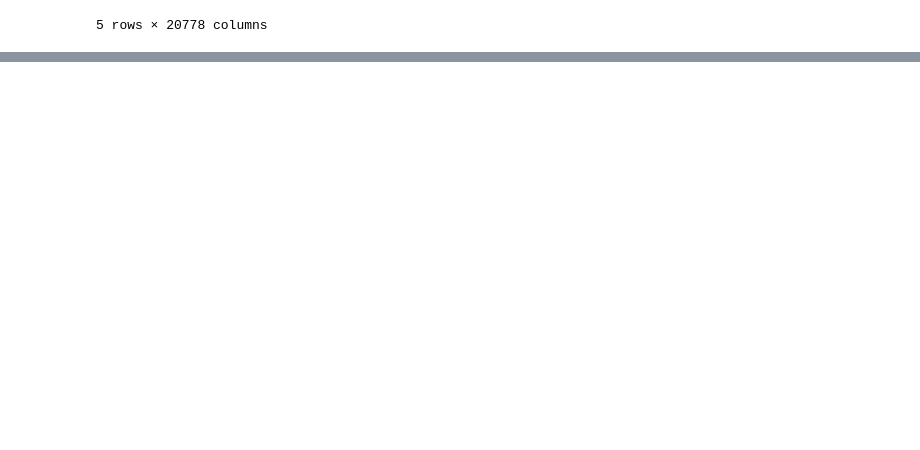
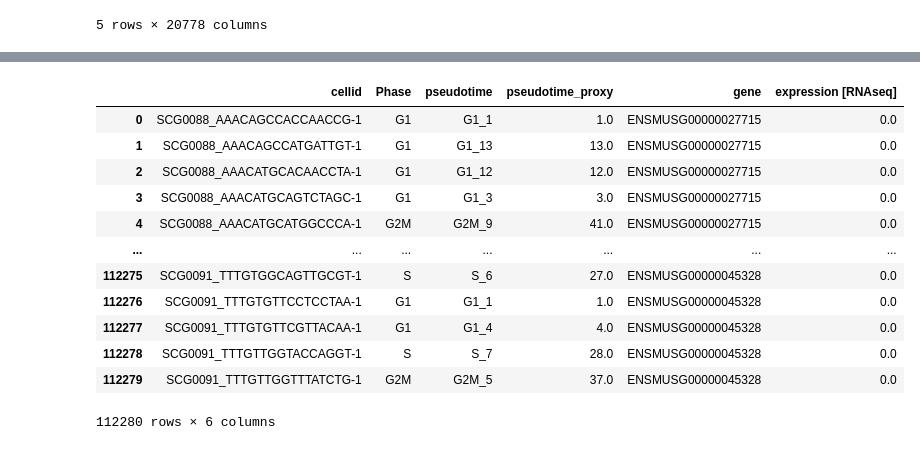
Before and after one commit to SFGLab/Team8_PhaseSpecific_Chromatin_Changes, a Jupyter notebook: FindGenes.ipynb, the cells around one changed output, grey strips where cells are left out. Cells and saved outputs as stored; diff of their text form; code cells hidden in the pictures; blank space fills up the shorter version.

```diff
--- a/FindGenes.ipynb
+++ b/FindGenes.ipynb
@@ -63,0 +115,16 @@ with open ('data/CycleMeetsExpressions/pseudotime_dict.pickle', 'rb') as f:
+# %%
+selected_genes
+# %% [output]
+|  | cellid | Phase | pseudotime | pseudotime_proxy | gene | expression [RNAseq] |
+| 0 | SCG0088_AAACAGCCACCAACCG-1 | G1 | G1_1 | 1.0 | ENSMUSG00000027715 | 0.0 |
+| 1 | SCG0088_AAACAGCCATGATTGT-1 | G1 | G1_13 | 13.0 | ENSMUSG00000027715 | 0.0 |
+| 2 | SCG0088_AAACATGCACAACCTA-1 | G1 | G1_12 | 12.0 | ENSMUSG00000027715 | 0.0 |
+| 3 | SCG0088_AAACATGCAGTCTAGC-1 | G1 | G1_3 | 3.0 | ENSMUSG00000027715 | 0.0 |
+| 4 | SCG0088_AAACATGCATGGCCCA-1 | G2M | G2M_9 | 41.0 | ENSMUSG00000027715 | 0.0 |
+| ... | ... | ... | ... | ... | ... | ... |
+| 112275 | SCG0091_TTTGTGGCAGTTGCGT-1 | S | S_6 | 27.0 | ENSMUSG00000045328 | 0.0 |
+| 112276 | SCG0091_TTTGTGTTCCTCCTAA-1 | G1 | G1_1 | 1.0 | ENSMUSG00000045328 | 0.0 |
+| 112277 | SCG0091_TTTGTGTTCGTTACAA-1 | G1 | G1_4 | 4.0 | ENSMUSG00000045328 | 0.0 |
+| 112278 | SCG0091_TTTGTTGGTACCAGGT-1 | S | S_7 | 28.0 | ENSMUSG00000045328 | 0.0 |
+| 112279 | SCG0091_TTTGTTGGTTTATCTG-1 | G2M | G2M_5 | 37.0 | ENSMUSG00000045328 | 0.0 |
+112280 rows × 6 columns
```
Also changed, not shown: parts of 17 cells of this notebook, 4 other files.
